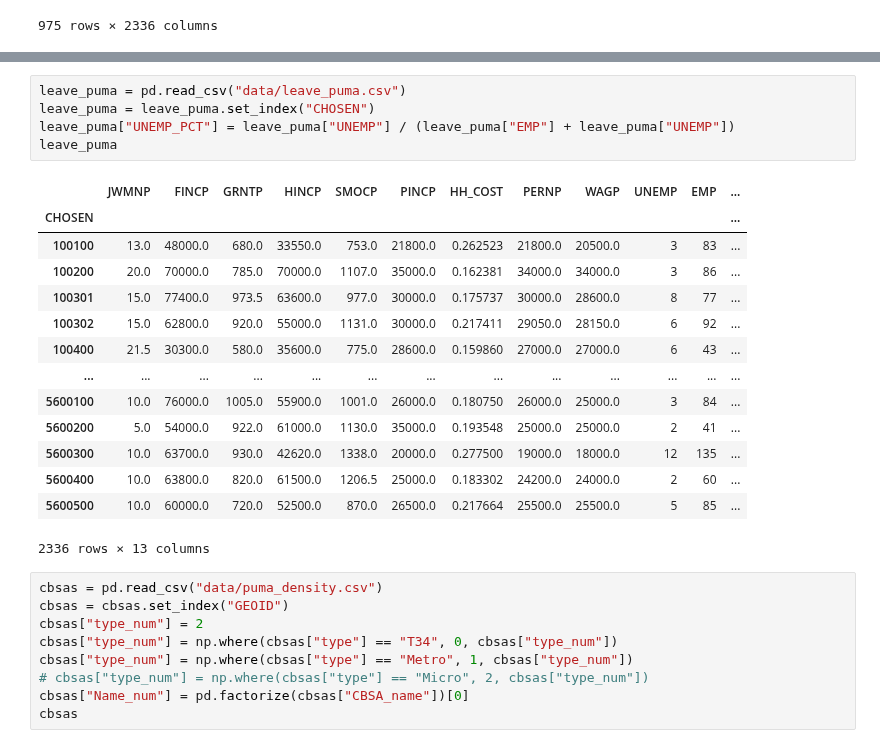
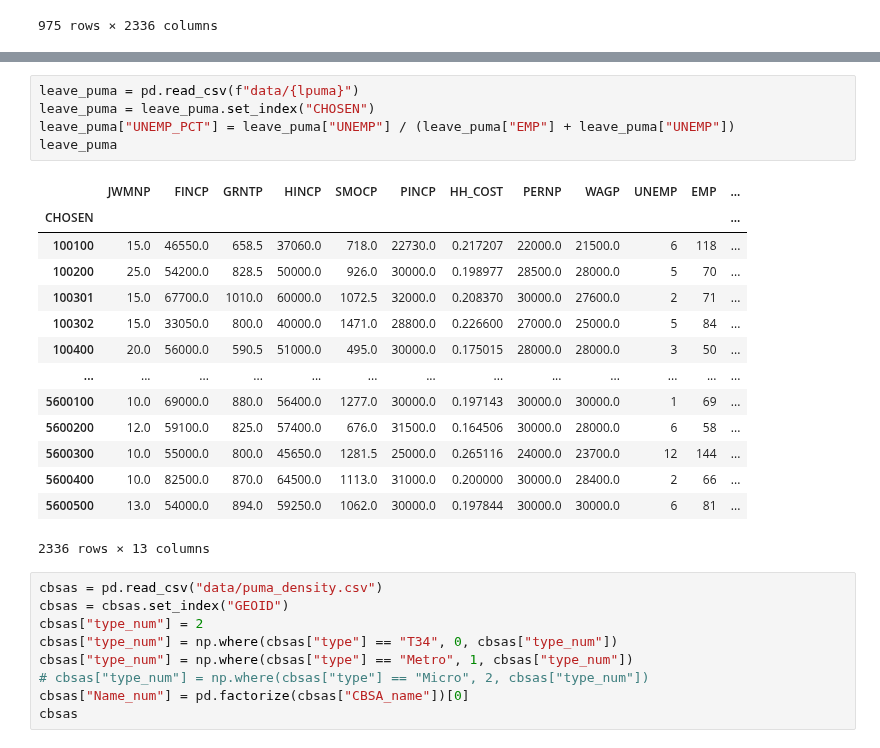
Before and after one commit to yianzhang14/us-migration-modeling, a Jupyter notebook: sensitivity_testing.ipynb, the cells around one changed output, grey strips where cells are left out. Cells and saved outputs as stored; diff of their text form.

Commit message:
adding 2017 data

```diff
--- a/sensitivity_testing.ipynb
+++ b/sensitivity_testing.ipynb
@@ -222,24 +235,24 @@ puma_recodes
 | 5600400 | 2336 |
 2336 rows × 1 columns
 # %%
-leave_puma = pd.read_csv("data/leave_puma.csv")
+leave_puma = pd.read_csv(f"data/{lpuma}")
 leave_puma = leave_puma.set_index("CHOSEN")
 leave_puma["UNEMP_PCT"] = leave_puma["UNEMP"] / (leave_puma["EMP"] + leave_puma["UNEMP"])
 leave_puma
 # %% [output]
 |  | JWMNP | FINCP | GRNTP | HINCP | SMOCP | PINCP | HH_COST | PERNP | WAGP | UNEMP | EMP | ... |
 | CHOSEN |  |  |  |  |  |  |  |  |  |  |  | ... |
-| 100100 | 13.0 | 48000.0 | 680.0 | 33550.0 | 753.0 | 21800.0 | 0.262523 | 21800.0 | 20500.0 | 3 | 83 | ... |
-| 100200 | 20.0 | 70000.0 | 785.0 | 70000.0 | 1107.0 | 35000.0 | 0.162381 | 34000.0 | 34000.0 | 3 | 86 | ... |
-| 100301 | 15.0 | 77400.0 | 973.5 | 63600.0 | 977.0 | 30000.0 | 0.175737 | 30000.0 | 28600.0 | 8 | 77 | ... |
-| 100302 | 15.0 | 62800.0 | 920.0 | 55000.0 | 1131.0 | 30000.0 | 0.217411 | 29050.0 | 28150.0 | 6 | 92 | ... |
-| 100400 | 21.5 | 30300.0 | 580.0 | 35600.0 | 775.0 | 28600.0 | 0.159860 | 27000.0 | 27000.0 | 6 | 43 | ... |
+| 100100 | 15.0 | 46550.0 | 658.5 | 37060.0 | 718.0 | 22730.0 | 0.217207 | 22000.0 | 21500.0 | 6 | 118 | ... |
+| 100200 | 25.0 | 54200.0 | 828.5 | 50000.0 | 926.0 | 30000.0 | 0.198977 | 28500.0 | 28000.0 | 5 | 70 | ... |
+| 100301 | 15.0 | 67700.0 | 1010.0 | 60000.0 | 1072.5 | 32000.0 | 0.208370 | 30000.0 | 27600.0 | 2 | 71 | ... |
+| 100302 | 15.0 | 33050.0 | 800.0 | 40000.0 | 1471.0 | 28800.0 | 0.226600 | 27000.0 | 25000.0 | 5 | 84 | ... |
+| 100400 | 20.0 | 56000.0 | 590.5 | 51000.0 | 495.0 | 30000.0 | 0.175015 | 28000.0 | 28000.0 | 3 | 50 | ... |
 | ... | ... | ... | ... | ... | ... | ... | ... | ... | ... | ... | ... | ... |
-| 5600100 | 10.0 | 76000.0 | 1005.0 | 55900.0 | 1001.0 | 26000.0 | 0.180750 | 26000.0 | 25000.0 | 3 | 84 | ... |
-| 5600200 | 5.0 | 54000.0 | 922.0 | 61000.0 | 1130.0 | 35000.0 | 0.193548 | 25000.0 | 25000.0 | 2 | 41 | ... |
-| 5600300 | 10.0 | 63700.0 | 930.0 | 42620.0 | 1338.0 | 20000.0 | 0.277500 | 19000.0 | 18000.0 | 12 | 135 | ... |
-| 5600400 | 10.0 | 63800.0 | 820.0 | 61500.0 | 1206.5 | 25000.0 | 0.183302 | 24200.0 | 24000.0 | 2 | 60 | ... |
-| 5600500 | 10.0 | 60000.0 | 720.0 | 52500.0 | 870.0 | 26500.0 | 0.217664 | 25500.0 | 25500.0 | 5 | 85 | ... |
+| 5600100 | 10.0 | 69000.0 | 880.0 | 56400.0 | 1277.0 | 30000.0 | 0.197143 | 30000.0 | 30000.0 | 1 | 69 | ... |
+| 5600200 | 12.0 | 59100.0 | 825.0 | 57400.0 | 676.0 | 31500.0 | 0.164506 | 30000.0 | 28000.0 | 6 | 58 | ... |
+| 5600300 | 10.0 | 55000.0 | 800.0 | 45650.0 | 1281.5 | 25000.0 | 0.265116 | 24000.0 | 23700.0 | 12 | 144 | ... |
+| 5600400 | 10.0 | 82500.0 | 870.0 | 64500.0 | 1113.0 | 31000.0 | 0.200000 | 30000.0 | 28400.0 | 2 | 66 | ... |
+| 5600500 | 13.0 | 54000.0 | 894.0 | 59250.0 | 1062.0 | 30000.0 | 0.197844 | 30000.0 | 30000.0 | 6 | 81 | ... |
 2336 rows × 13 columns
 # %%
 cbsas = pd.read_csv("data/puma_density.csv")
```
Also changed, not shown: parts of 21 cells of this notebook, 12 other files.
